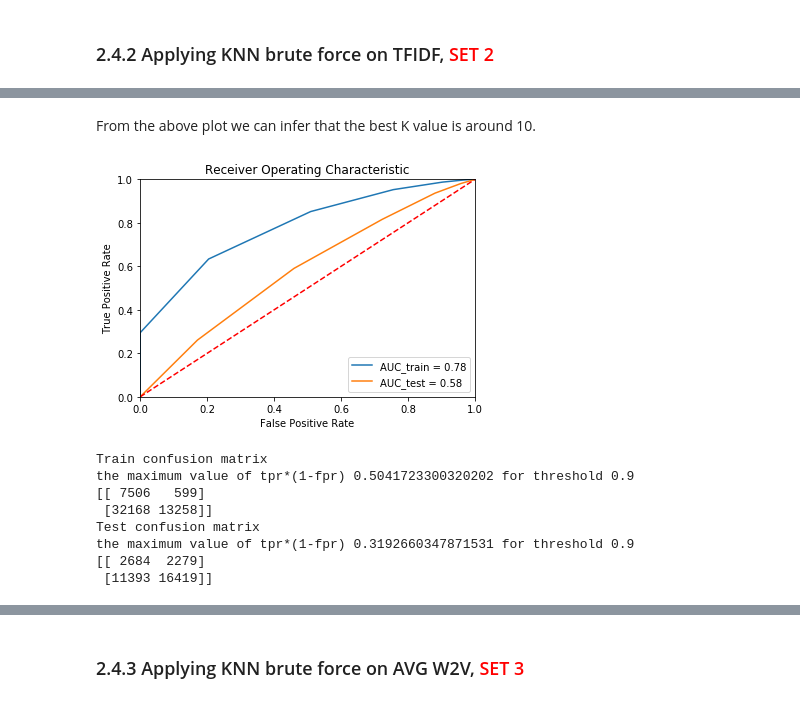
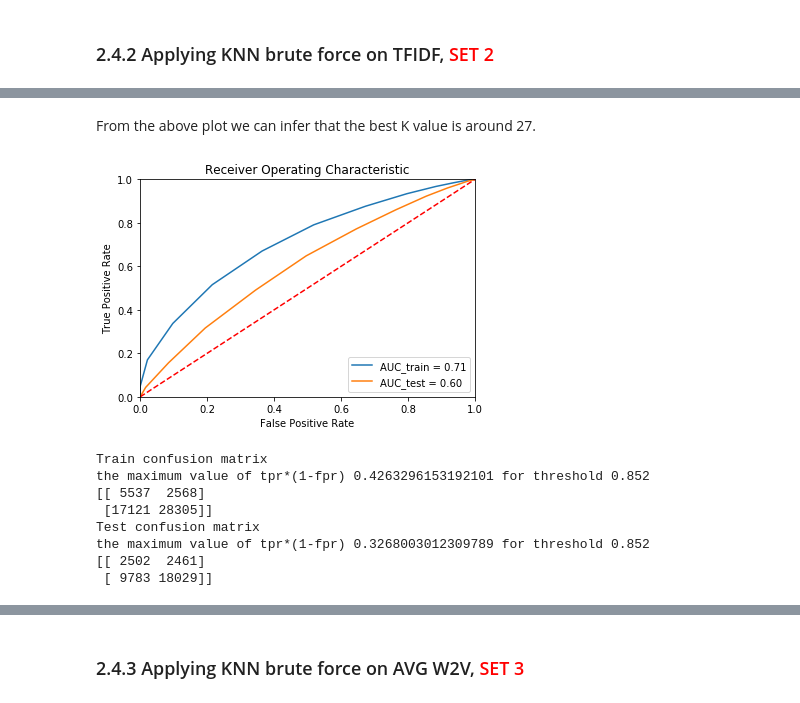
Before and after one commit to manasa-rajesh/DonorsChoose, a Jupyter notebook: 3_DonorsChoose_KNN.ipynb, the cells around one changed output, grey strips where cells are left out. Drawn from its saved outputs; the diff is of its cells as text; code cells hidden in the pictures.

```diff
--- a/3_DonorsChoose_KNN.ipynb
+++ b/3_DonorsChoose_KNN.ipynb
@@ -1814,32 +1816,32 @@ plt.show()
 # %% [markdown]
-From the above plot we can infer that the best K value is around 10.
+From the above plot we can infer that the best K value is around 27.
 # %%
 from sklearn import metrics
 from sklearn.metrics import roc_curve, auc
 
-#from the above values taking k = 10
-knn = KNeighborsClassifier(n_neighbors = 10, algorithm = "brute")
+#from the above values taking k = 27
+knn = KNeighborsClassifier(n_neighbors = 27, algorithm = "brute")
 knn.fit(X_tr_tfidf,y_train)
 
 train_fpr, train_tpr, threshold = roc_curve(y_train, knn.predict_proba(X_tr_tfidf)[:,1])
 test_fpr, test_tpr, threshold = roc_curve(y_test, knn.predict_proba(X_test1_tfidf)[:,1])
 pred_test = knn.predict_proba(X_test1_tfidf)[:,1]
 
 roc_auc_train = metrics.auc(train_fpr, train_tpr)
 roc_auc_test = metrics.auc(test_fpr, test_tpr)
 plt.title('Receiver Operating Characteristic')
 plt.plot(train_fpr, train_tpr, label = 'AUC_train = %0.2f' % roc_auc_train)
 plt.plot(test_fpr, test_tpr, label = 'AUC_test = %0.2f' % roc_auc_test)
 
 plt.legend(loc = 'lower right')
 plt.plot([0, 1], [0, 1],'r--')
 plt.xlim([0, 1])#limiting values of x-axis between 0 and 1
 plt.ylim([0, 1])#limiting values of y-axis between 0 and 1
 plt.ylabel('True Positive Rate')
 plt.xlabel('False Positive Rate')
 plt.show()
 # %% [output]
-[figure, old version]
+[figure, new version]
 # %%
 from sklearn.metrics import confusion_matrix
 print("Train confusion matrix")
@@ -1848,13 +1850,13 @@ print("Test confusion matrix")
 print(confusion_matrix(y_test, predict(pred_test, threshold, test_fpr, test_tpr)))
 # %% [output]
 Train confusion matrix
-the maximum value of tpr*(1-fpr) 0.5041723300320202 for threshold 0.9
-[[ 7506   599]
- [32168 13258]]
+the maximum value of tpr*(1-fpr) 0.4263296153192101 for threshold 0.852
+[[ 5537  2568]
+ [17121 28305]]
 Test confusion matrix
-the maximum value of tpr*(1-fpr) 0.3192660347871531 for threshold 0.9
-[[ 2684  2279]
- [11393 16419]]
+the maximum value of tpr*(1-fpr) 0.3268003012309789 for threshold 0.852
+[[ 2502  2461]
+ [ 9783 18029]]
 # %%
 from sklearn.metrics import confusion_matrix
 
```
Also changed, not shown: parts of 4 cells of this notebook.
